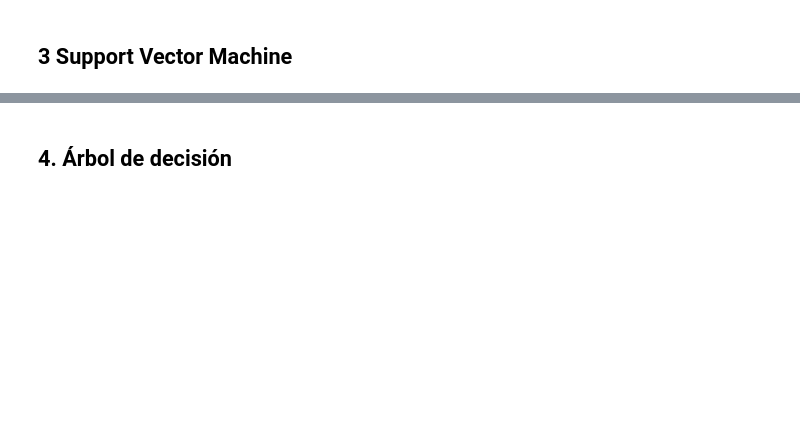
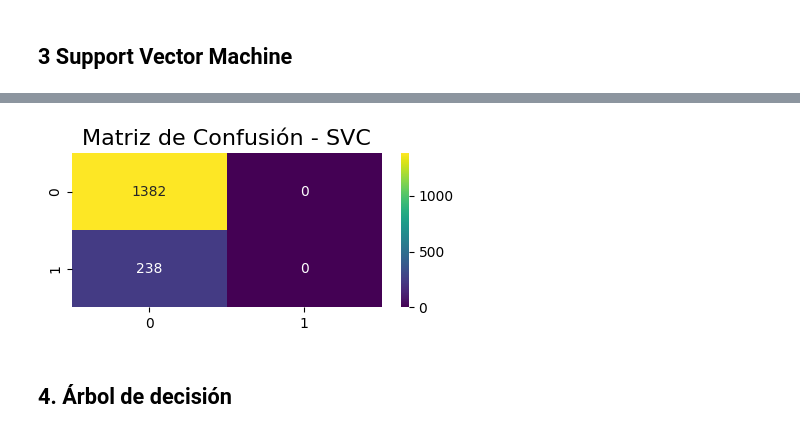
Before and after one commit to narencastellon/Python, a Jupyter notebook: 2. car-insurance-sales-supervised-machine-learning.ipynb, the cells around one changed output, grey strips where cells are left out. Cells and saved outputs as stored; diff of their text form; code cells hidden in the pictures; blank space fills up the shorter version.

```diff
--- a/2. car-insurance-sales-supervised-machine-learning.ipynb
+++ b/2. car-insurance-sales-supervised-machine-learning.ipynb
@@ -468,0 +503,4 @@ print("SVM Algorithm Test Accuracy", round(acc, 2),"%")
+# %%
+y_pred_svc=svm.predict(X_test)
+acc = svm.score(X_train,y_train)*100
+print("Accuracy - Train SVM", round(acc, 2),"%")
@@ -475,3 +528,13 @@ print (accuracy_score(y_test, y_pred_svc))
+# %%
+from sklearn.metrics import confusion_matrix, classification_report
+
+plt.figure(figsize = (5,2))
+plt.title("Matriz de Confusión - SVC", fontsize=16)
+sns.heatmap(confusion_matrix(y_test,y_pred_svc), annot = True, cmap = 'viridis',fmt = '.0f')
+
+plt.show();
+# %% [output]
+[figure, added]
 # %% [markdown]
 ## **4. Árbol de decisión**
 # %%
```
Also changed, not shown: parts of 34 cells of this notebook.
